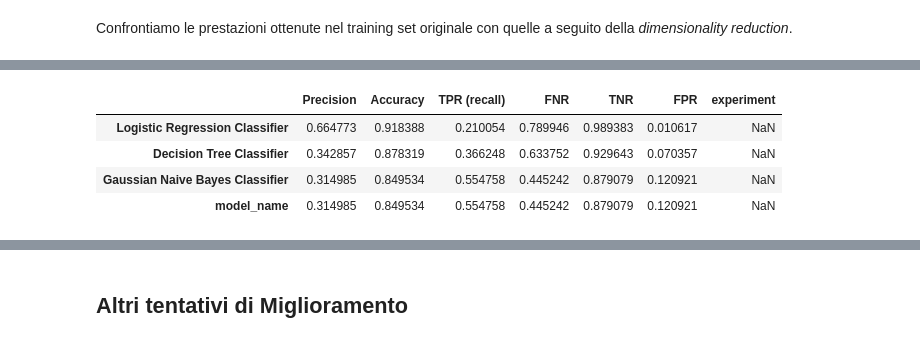
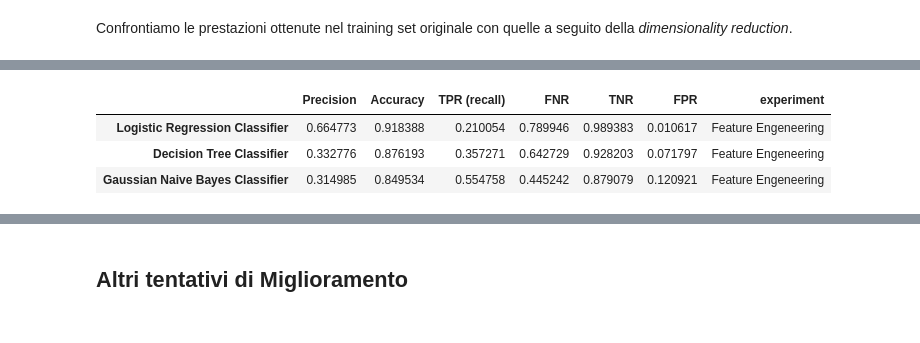
Before and after one commit to danilo-dellorco/ml-project, a Jupyter notebook: danilo.ipynb, the cells around one changed output, grey strips where cells are left out. Saved outputs shown, nothing was run; the diff lists cells and outputs as text; code cells hidden in the pictures.

```diff
--- a/danilo.ipynb
+++ b/danilo.ipynb
@@ -789,12 +821,11 @@ original_scores
 # %%
-run_classifications(trainX,trainY,testX,testY, fill = True)
+run_classifications(trainX,trainY,testX,testY, fill = True, experiment="Feature Engeneering")
 scores = pd.DataFrame(scores_dict).T
 scores
 # %% [output]
 |  | Precision | Accuracy | TPR (recall) | FNR | TNR | FPR | experiment |
-| Logistic Regression Classifier | 0.664773 | 0.918388 | 0.210054 | 0.789946 | 0.989383 | 0.010617 | NaN |
-| Decision Tree Classifier | 0.342857 | 0.878319 | 0.366248 | 0.633752 | 0.929643 | 0.070357 | NaN |
-| Gaussian Naive Bayes Classifier | 0.314985 | 0.849534 | 0.554758 | 0.445242 | 0.879079 | 0.120921 | NaN |
-| model_name | 0.314985 | 0.849534 | 0.554758 | 0.445242 | 0.879079 | 0.120921 | NaN |
+| Logistic Regression Classifier | 0.664773 | 0.918388 | 0.210054 | 0.789946 | 0.989383 | 0.010617 | Feature Engeneering |
+| Decision Tree Classifier | 0.332776 | 0.876193 | 0.357271 | 0.642729 | 0.928203 | 0.071797 | Feature Engeneering |
+| Gaussian Naive Bayes Classifier | 0.314985 | 0.849534 | 0.554758 | 0.445242 | 0.879079 | 0.120921 | Feature Engeneering |
 # %% [markdown]
 Vediamo inoltre che mantenendo le **feature importanti** individuate nella fase di analisi, si hanno prestazioni sensibilmente migliori nel classificare le classi `death` rispetto al rimuoverle nel filtraggio automatico con varianza, correlazione e feature selection. In particolare si hanno delle classificazioni migliori in relazione alle classi `death`
```
Also changed, not shown: parts of 46 cells of this notebook.
